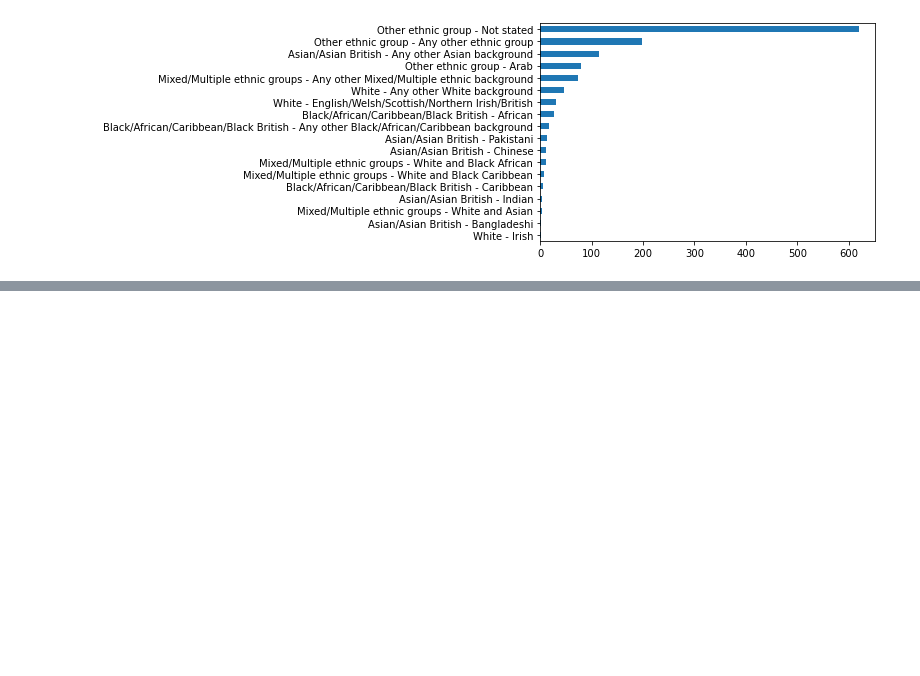
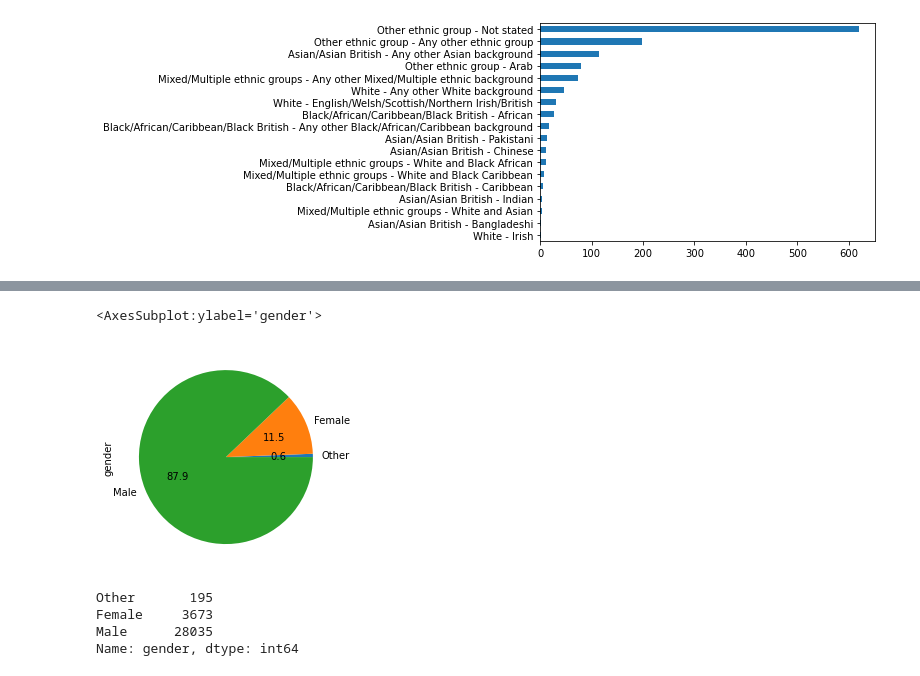
Before and after one commit to Coletterbox/A-Dashboard-Google-Sheets-, a Jupyter notebook: Stop and Search Data.ipynb, the cells around one changed output, grey strips where cells are left out. Drawn from its saved outputs; the diff is of its cells as text; code cells hidden in the pictures; blank space fills up the shorter version.

Commit message:
Add likelihood of being strip-searched by gender

```diff
--- a/Stop and Search Data.ipynb
+++ b/Stop and Search Data.ipynb
@@ -203,0 +224,12 @@ df4['Self_Defined_Ethnicity'].value_counts(ascending = True).plot.barh(x = 'Self
+# %%
+df['gender'].value_counts(ascending = True).plot.pie(x = 'gender', autopct = '%.1f')
+# %% [output]
+<AxesSubplot:ylabel='gender'>
+[figure, added]
+# %%
+df['gender'].value_counts(ascending = True)
+# %% [output]
+Other       195
+Female     3673
+Male      28035
+Name: gender, dtype: int64
```
Also changed, not shown: parts of 10 cells of this notebook.
